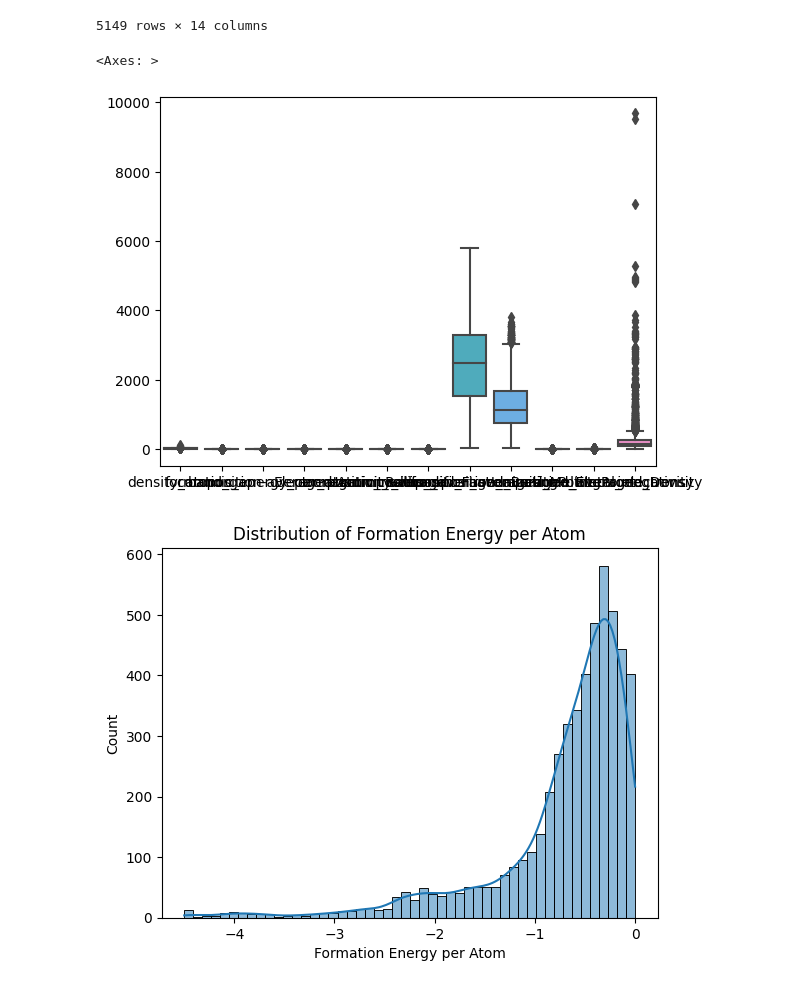
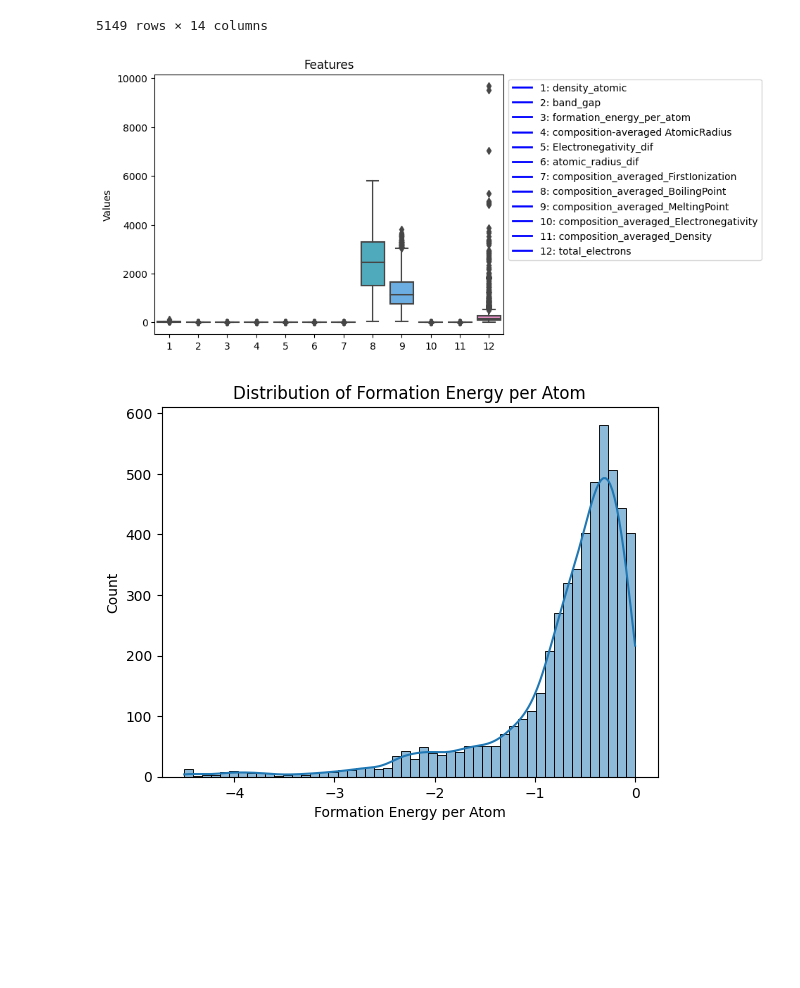
Before and after one commit to sinhoodoowu/MATL-6970-Machine-Learning-and-Materials, a Jupyter notebook: Final_project_Shuai_Wu.ipynb, the cells around one changed output. Saved outputs shown, nothing was run; the diff lists cells and outputs as text; code cells hidden in the pictures; blank space fills up the shorter version.

```diff
--- a/Final_project_Shuai_Wu.ipynb
+++ b/Final_project_Shuai_Wu.ipynb
@@ -172,11 +176,32 @@ import numpy as np
 from sklearn.metrics import mean_squared_error, r2_score, mean_absolute_error
 from sklearn.tree import DecisionTreeRegressor
 from sklearn.ensemble import RandomForestRegressor
-mp_query.drop(['material_id','formula'],axis=1,inplace=True)
-sns.boxplot(data=mp_query)
+mp_query.drop(['material_id','formula'],axis=1,inplace=True)#drop material_id and formula
-# %% [output]
-<Axes: >
-[figure, removed]
+# %%
+import seaborn as sns
+import matplotlib.pyplot as plt
+
+column_list = mp_query.columns.tolist()
+
+ax = sns.boxplot(data=mp_query)
+
+tick_values = range(len(column_list))
+tick_labels = [str(i+1) for i in tick_values]
+
+plt.xticks(tick_values, tick_labels)
+
+# Add title and labels
+plt.title('Features')
+plt.ylabel('Values')
+
+box_patches = [plt.Line2D([0], [0], color='blue', lw=2, label=f'{i+1}: {column_list[i]}') for i in tick_values]
+
+# Add the legend to the plot
+plt.legend(handles=box_patches, loc='upper left', bbox_to_anchor=(1, 1))
+
+plt.show()
+# %% [output]
+[figure, added]
 # %%
 import seaborn as sns
 import matplotlib.pyplot as plt
```
Also changed, not shown: parts of 24 cells of this notebook.
